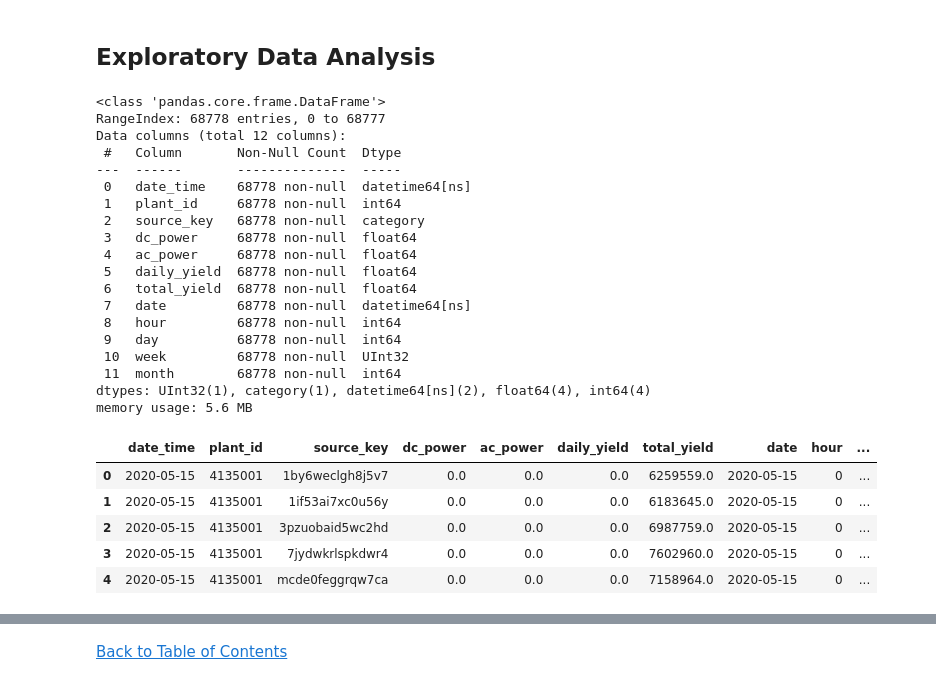
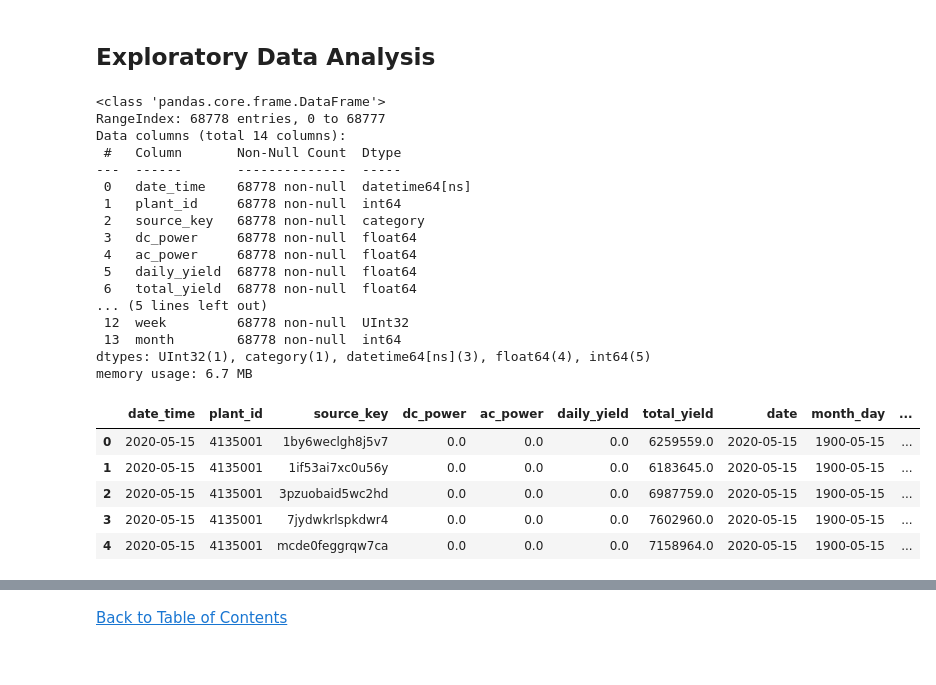
Before and after one commit to jasondo-da/Solar_Generation_Analysis, a Jupyter notebook: solar_generation_analysis.ipynb, the cells around one changed output, grey strips where cells are left out. Saved outputs shown, nothing was run; the diff lists cells and outputs as text; code cells hidden in the pictures.

```diff
--- a/solar_generation_analysis.ipynb
+++ b/solar_generation_analysis.ipynb
@@ -505,35 +553,36 @@ dtype: int64
 # %%
 pg_1['date'] = pg_1['date_time'].dt.date
 pg_1['date'] = pd.to_datetime(pg_1['date'], format='%Y-%m-%d')
+pg_1['month_day'] = pg_1['date'].dt.strftime('%m-%d')
+pg_1['month_day'] = pd.to_datetime(pg_1['month_day'], format='%m-%d')
 pg_1['hour'] = pg_1['date_time'].dt.hour
-pg_1['day'] = pg_1['date_time'].dt.weekday
+pg_1['dow'] = pg_1['date_time'].dt.weekday
+pg_1['day'] = pg_1['date_time'].dt.day
 pg_1['week'] = pg_1['date_time'].dt.isocalendar().week
 pg_1['month'] = pg_1['date_time'].dt.month
 pg_1.info()
 pg_1.head()
 # %% [output]
 <class 'pandas.core.frame.DataFrame'>
 RangeIndex: 68778 entries, 0 to 68777
-Data columns (total 12 columns):
+Data columns (total 14 columns):
  #   Column       Non-Null Count  Dtype
 ---  ------       --------------  -----
  0   date_time    68778 non-null  datetime64[ns]
  1   plant_id     68778 non-null  int64
  2   source_key   68778 non-null  category
  3   dc_power     68778 non-null  float64
  4   ac_power     68778 non-null  float64
  5   daily_yield  68778 non-null  float64
  6   total_yield  68778 non-null  float64
- 7   date         68778 non-null  datetime64[ns]
- 8   hour         68778 non-null  int64
- 9   day          68778 non-null  int64
- 10  week         68778 non-null  UInt32
- 11  month        68778 non-null  int64
-dtypes: UInt32(1), category(1), datetime64[ns](2), float64(4), int64(4)
-memory usage: 5.6 MB
+... (5 lines left out)
+ 12  week         68778 non-null  UInt32
+ 13  month        68778 non-null  int64
+dtypes: UInt32(1), category(1), datetime64[ns](3), float64(4), int64(5)
+memory usage: 6.7 MB
-|  | date_time | plant_id | source_key | dc_power | ac_power | daily_yield | total_yield | date | hour | ... |
-| 0 | 2020-05-15 | 4135001 | 1by6weclgh8j5v7 | 0.0 | 0.0 | 0.0 | 6259559.0 | 2020-05-15 | 0 | ... |
-| 1 | 2020-05-15 | 4135001 | 1if53ai7xc0u56y | 0.0 | 0.0 | 0.0 | 6183645.0 | 2020-05-15 | 0 | ... |
-| 2 | 2020-05-15 | 4135001 | 3pzuobaid5wc2hd | 0.0 | 0.0 | 0.0 | 6987759.0 | 2020-05-15 | 0 | ... |
-| 3 | 2020-05-15 | 4135001 | 7jydwkrlspkdwr4 | 0.0 | 0.0 | 0.0 | 7602960.0 | 2020-05-15 | 0 | ... |
-| 4 | 2020-05-15 | 4135001 | mcde0feggrqw7ca | 0.0 | 0.0 | 0.0 | 7158964.0 | 2020-05-15 | 0 | ... |
+|  | date_time | plant_id | source_key | dc_power | ac_power | daily_yield | total_yield | date | month_day | ... |
+| 0 | 2020-05-15 | 4135001 | 1by6weclgh8j5v7 | 0.0 | 0.0 | 0.0 | 6259559.0 | 2020-05-15 | 1900-05-15 | ... |
+| 1 | 2020-05-15 | 4135001 | 1if53ai7xc0u56y | 0.0 | 0.0 | 0.0 | 6183645.0 | 2020-05-15 | 1900-05-15 | ... |
+| 2 | 2020-05-15 | 4135001 | 3pzuobaid5wc2hd | 0.0 | 0.0 | 0.0 | 6987759.0 | 2020-05-15 | 1900-05-15 | ... |
+| 3 | 2020-05-15 | 4135001 | 7jydwkrlspkdwr4 | 0.0 | 0.0 | 0.0 | 7602960.0 | 2020-05-15 | 1900-05-15 | ... |
+| 4 | 2020-05-15 | 4135001 | mcde0feggrqw7ca | 0.0 | 0.0 | 0.0 | 7158964.0 | 2020-05-15 | 1900-05-15 | ... |
```
Also changed, not shown: parts of 13 cells of this notebook.
